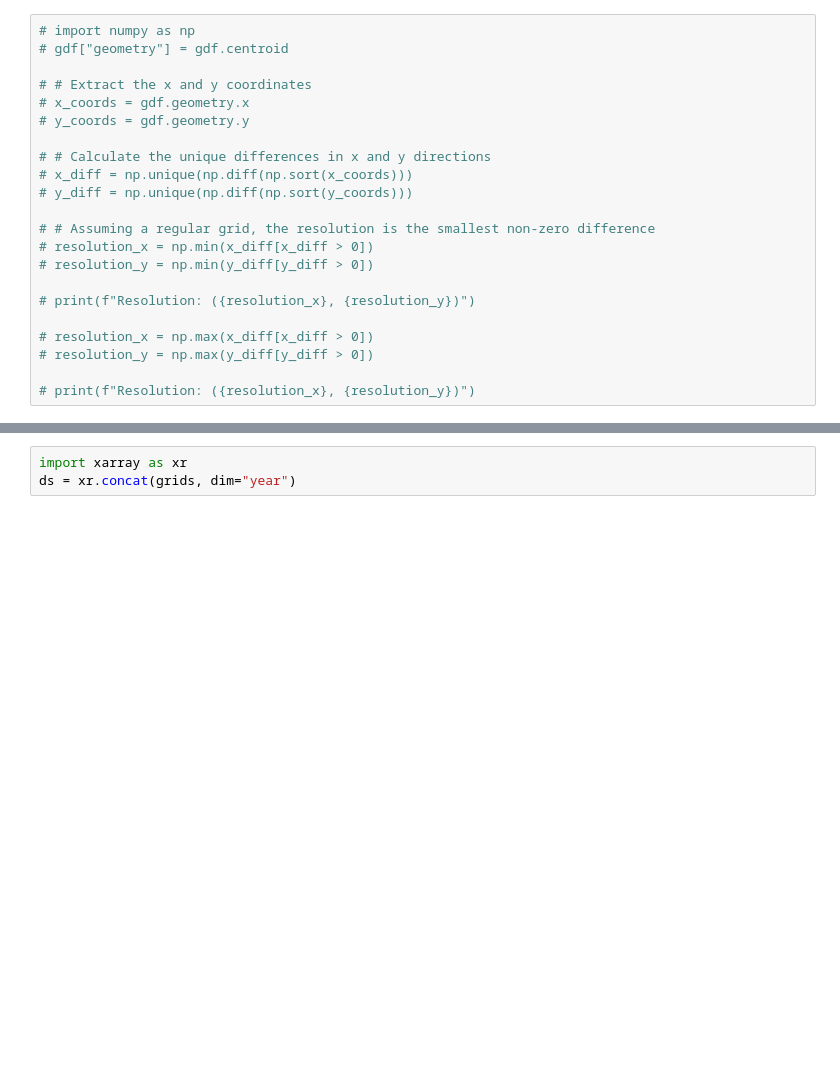
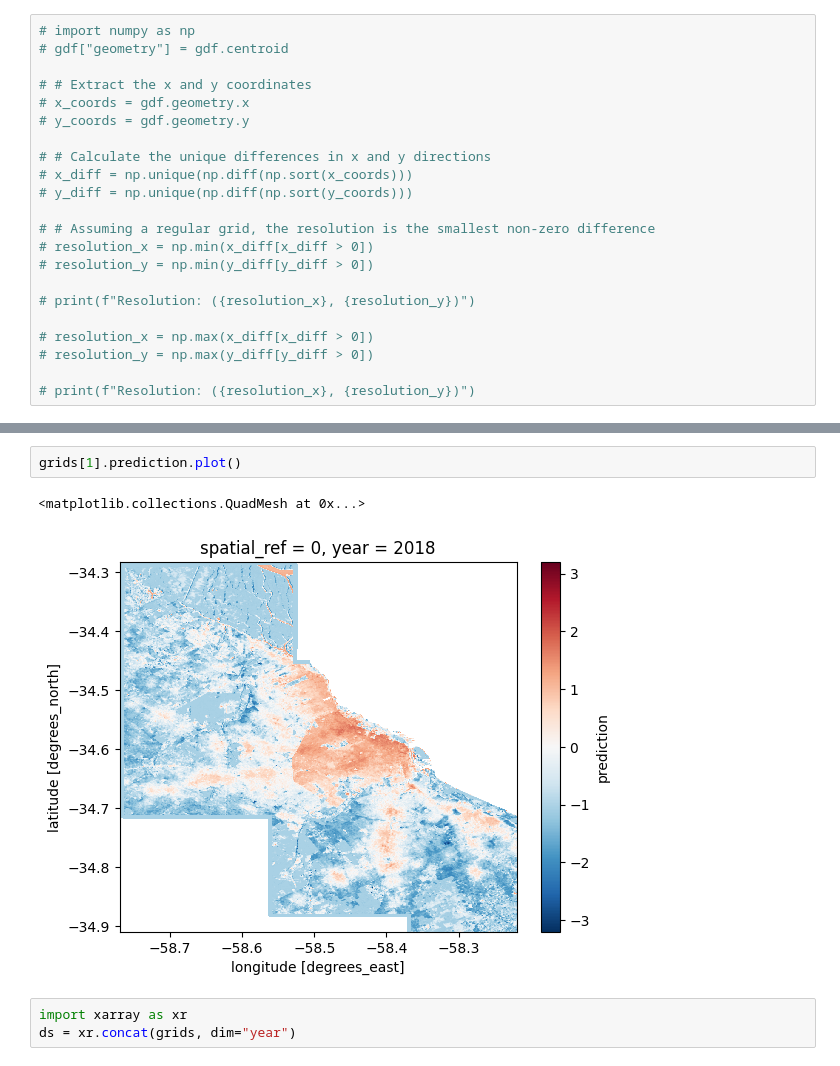
Before and after one commit to Queeno11/ingresoAMBA.github.io, a Jupyter notebook: genera_zenodo.ipynb, the cells around one changed output, grey strips where cells are left out. Saved outputs shown, nothing was run; the diff lists cells and outputs as text; blank space fills up the shorter version.

```diff
--- a/genera_zenodo.ipynb
+++ b/genera_zenodo.ipynb
@@ -80,3 +85,8 @@ for i, year in enumerate([2013, 2018, 2022]):
+# %%
+grids[1].prediction.plot()
+# %% [output]
+<matplotlib.collections.QuadMesh at 0x...>
+[figure, added]
 # %%
 import xarray as xr
 ds = xr.concat(grids, dim="year")
```
Also changed, not shown: parts of 3 cells of this notebook, 1 other file.
